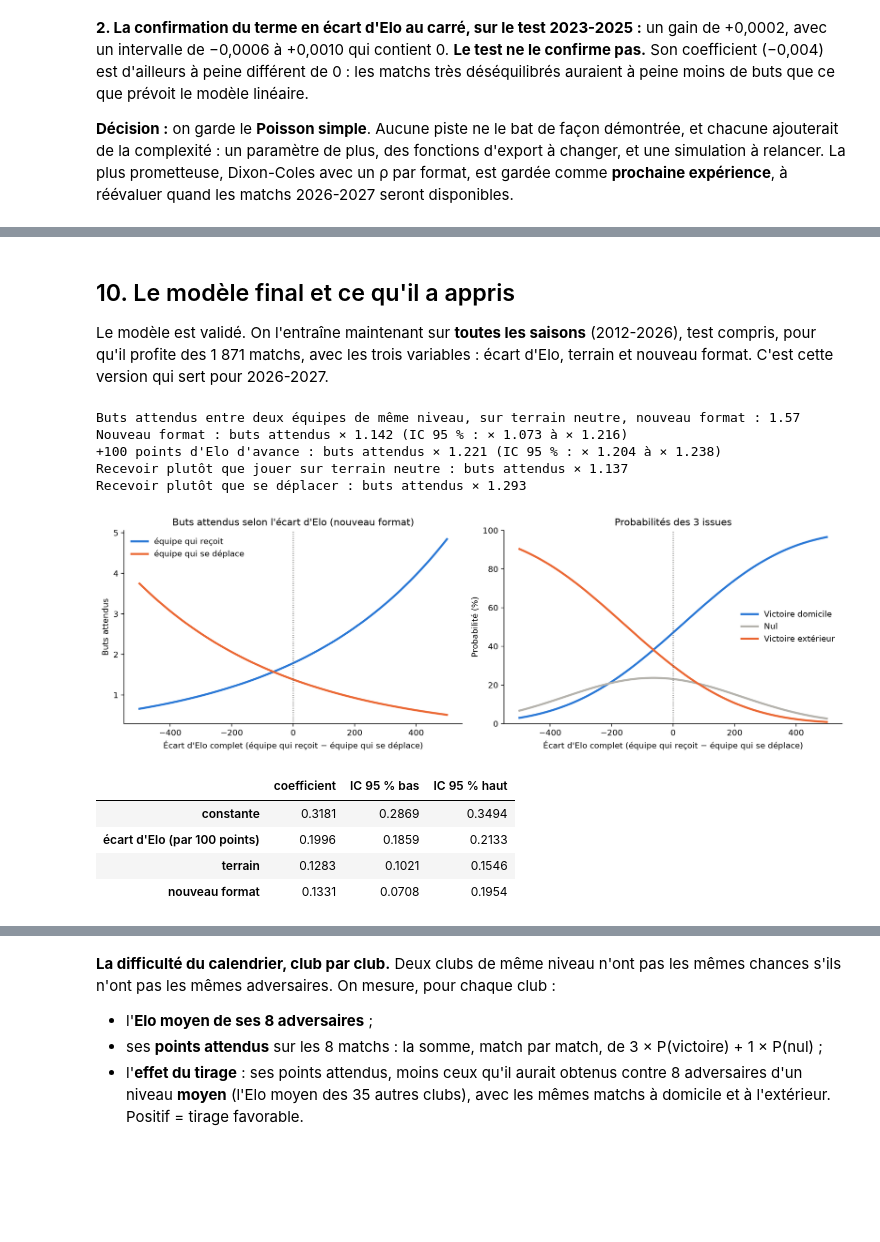
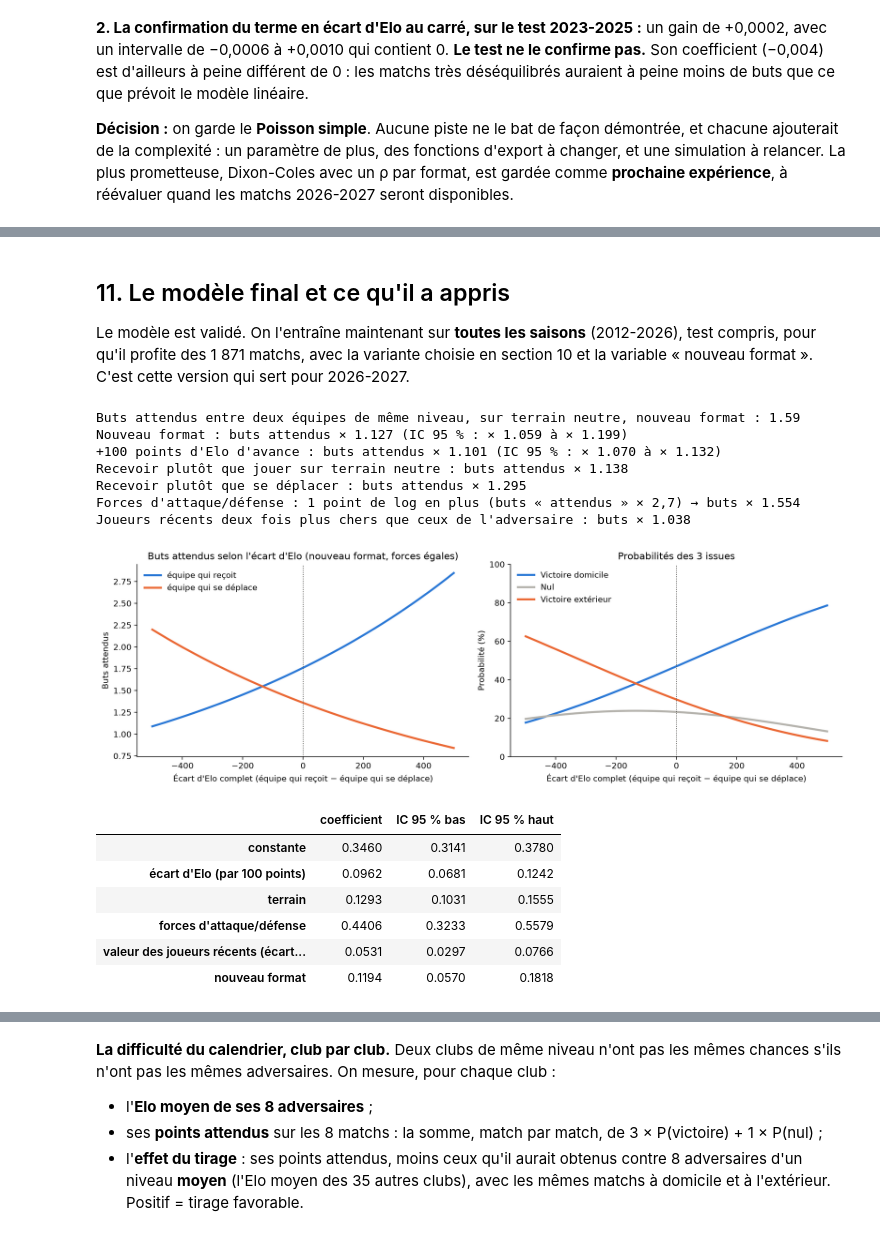
Before and after one commit to moussa197/CHAMPIONS-, a Jupyter notebook: analyse/MODEL_POISSON.ipynb, the cells around one changed output, grey strips where cells are left out. Cells and saved outputs as stored; diff of their text form; code cells hidden in the pictures; blank space fills up the shorter version.

Commit message:
MODEL_POISSON v3.1 : forces d'attaque/défense et joueurs récents (v2_forces), 60,4 % sur le test, au niveau des bookmakers

```diff
--- a/analyse/MODEL_POISSON.ipynb
+++ b/analyse/MODEL_POISSON.ipynb
@@ -172,6 +178,14 @@ def lignes_equipes(d):
     if 'elimination_directe' in d:                                             # fine-tuning : terrain propre à l'élimination directe
         elim = d['elimination_directe'].to_numpy().astype(int)
         lignes['terrain_elim'] = np.concatenate([terrain * elim, -terrain * elim])
+    if 'force_ad_dom' in d:                                                    # log des buts attendus « attaque/défense »
+        lignes['force_ad'] = np.concatenate([d['force_ad_dom'].to_numpy(), d['force_ad_ext'].to_numpy()])
+    if 'ecart_valeur_recente' in d:
+        v = d['ecart_valeur_recente'].to_numpy()
+        lignes['valeur_recente'] = np.concatenate([v, -v])
+    if 'ecart_log_valeur_effectif' in d:
+        v = d['ecart_log_valeur_effectif'].to_numpy()
+        lignes['valeur_effectif'] = np.concatenate([v, -v])
     if 'ecart_forme_5' in d:
         forme = d['ecart_forme_5'].to_numpy()
         lignes['ecart_forme_5'] = np.concatenate([forme, -forme])
@@ -1084,0 +1241,20 @@ Réel 2025-2026 : nuls 17.6%, 0-0 5.3%, 1-1 5.3%
+# %%
+from scipy.stats import nbinom
+
+variables_f = VARIABLES_CHOIX + ['nouveau_format']
+modele_25 = entrainer_poisson(g[appr_25], variables_f)
+lignes_appr_25 = lignes_equipes(g[appr_25])
+mu_appr = modele_25.predict(lignes_appr_25[variables_f])
+surdispersion = (((lignes_appr_25['buts'] - mu_appr) ** 2 - mu_appr) / mu_appr ** 2).mean()
+r = 1 / surdispersion                                  # variance = moyenne + moyenne² / r
+l_d, l_e = buts_attendus_matchs(modele_25, d25, variables_f)
+grille_bn = nbinom.pmf(K[None, :, None], r, r / (r + l_d[:, None, None])) * nbinom.pmf(K[None, None, :], r, r / (r + l_e[:, None, None]))
+grille_bn /= grille_bn.sum(axis=(1, 2), keepdims=True)
+v_p, s_p, _ = pertes_grilles(matrices_scores(l_d, l_e), d25)
+v_b, s_b, _ = pertes_grilles(grille_bn, d25)
+print(f"Dispersion estimée : r = {r:.0f} (plus r est grand, plus on est proche de Poisson)")
+pd.DataFrame({'log loss du vainqueur': [v_p.mean(), v_b.mean()], 'log loss des scores': [s_p.mean(), s_b.mean()],
+              '5 buts ou plus prévus': [matrices_scores(l_d, l_e)[:, (i_ + j_) >= 5].sum(axis=1).mean(),
+                                        grille_bn[:, (i_ + j_) >= 5].sum(axis=1).mean()]},
+             index=['Poisson', 'binomiale négative']).style.format(
+    {'log loss du vainqueur': '{:.4f}', 'log loss des scores': '{:.4f}', '5 buts ou plus prévus': '{:.1%}'})
@@ -1085,9 +1417,9 @@ Réel 2025-2026 : nuls 17.6%, 0-0 5.3%, 1-1 5.3%
 # %% [markdown]
-## 10. Le modèle final et ce qu'il a appris
+## 11. Le modèle final et ce qu'il a appris
 
-Le modèle est validé. On l'entraîne maintenant sur **toutes les saisons** (2012-2026), test compris, pour qu'il profite des 1 871 matchs, avec les trois variables : écart d'Elo, terrain et nouveau format. C'est cette version qui sert pour 2026-2027.
+Le modèle est validé. On l'entraîne maintenant sur **toutes les saisons** (2012-2026), test compris, pour qu'il profite des 1 871 matchs, avec la variante choisie en section 10 et la variable « nouveau format ». C'est cette version qui sert pour 2026-2027.
 # %%
-VARIABLES_FINALES = VARIABLES + ['nouveau_format']
+VARIABLES_FINALES = VARIABLES_CHOIX + ['nouveau_format']
 if garder_forme:
     print("⚠️ La forme récente améliore le modèle : il faudra l'ajouter à l'export, et la simulation devra la calculer.")
 final = entrainer_poisson(g, VARIABLES_FINALES)
@@ -1103,49 +1435,60 @@ ic = verification.conf_int()
 lecture = pd.DataFrame({
     'coefficient': coefs, 'IC 95 % bas': ic[0], 'IC 95 % haut': ic[1],
 }).rename(index={'const': 'constante', 'ecart_100': 'écart d\'Elo (par 100 points)', 'terrain': 'terrain',
-                 'nouveau_format': 'nouveau format'})
+                 'nouveau_format': 'nouveau format', 'force_ad': "forces d'attaque/défense",
+                 'valeur_recente': 'valeur des joueurs récents (écart de log)', 'valeur_effectif': "valeur de l'effectif (écart de log)"})
 print(f"Buts attendus entre deux équipes de même niveau, sur terrain neutre, nouveau format : "
       f"{np.exp(coefs['const'] + coefs['nouveau_format']):.2f}")
 print(f"Nouveau format : buts attendus × {np.exp(coefs['nouveau_format']):.3f} "
       f"(IC 95 % : × {np.exp(ic.loc['nouveau_format', 0]):.3f} à × {np.exp(ic.loc['nouveau_format', 1]):.3f})")
 print(f"+100 points d'Elo d'avance : buts attendus × {np.exp(coefs['ecart_100']):.3f} "
       f"(IC 95 % : × {np.exp(ic.loc['ecart_100', 0]):.3f} à × {np.exp(ic.loc['ecart_100', 1]):.3f})")
 print(f"Recevoir plutôt que jouer sur terrain neutre : buts attendus × {np.exp(coefs['terrain']):.3f}")
 print(f"Recevoir plutôt que se déplacer : buts attendus × {np.exp(2 * coefs['terrain']):.3f}")
+if 'force_ad' in coefs:
+    print(f"Forces d'attaque/défense : 1 point de log en plus (buts « attendus » × 2,7) → buts × {np.exp(coefs['force_ad']):.3f}")
+if 'valeur_recente' in coefs:
+    print(f"Joueurs récents deux fois plus chers que ceux de l'adversaire : buts × {np.exp(coefs['valeur_recente'] * np.log(2)):.3f}")
 
 # Ce que le modèle a appris, selon l'écart d'Elo
 ecarts = np.arange(-500, 501, 10, dtype=float)
-grille = pd.DataFrame({'ecart_elo_complet': ecarts, 'domicile': 1, 'nouveau_format': 1})
+grille = pd.DataFrame({'ecart_elo_complet': ecarts, 'domicile': 1, 'nouveau_format': 1,
+                       'force_ad_dom': g['force_ad_dom'].median(), 'force_ad_ext': g['force_ad_dom'].median(),
+                       'ecart_valeur_recente': 0.0})          # deux équipes aux forces et aux effectifs comparables
 l_d, l_e = buts_attendus_matchs(final, grille, VARIABLES_FINALES)
 p_grille = issues_depuis_scores(matrices_scores(l_d, l_e))
 
 fig, (ax1, ax2) = plt.subplots(1, 2, figsize=(13, 4.3))
 ax1.plot(ecarts, l_d, color=BLEU, linewidth=2.5, label='équipe qui reçoit')
 ax1.plot(ecarts, l_e, color=ORANGE, linewidth=2.5, label='équipe qui se déplace')
 ax1.set_ylabel('Buts attendus')
-ax1.set_title('Buts attendus selon l\'écart d\'Elo (nouveau format)')
+ax1.set_title('Buts attendus selon l\'écart d\'Elo (nouveau format, forces égales)')
 for issue, couleur in zip(ISSUES, [BLEU, GRIS, ORANGE]):
     ax2.plot(ecarts, p_grille[issue] * 100, color=couleur, linewidth=2.5, label=issue)
 ax2.set_ylabel('Probabilité (%)')
 ax2.set_ylim(0, 100)
 ax2.set_title('Probabilités des 3 issues')
 for ax in (ax1, ax2):
     ax.axvline(0, color=ENCRE, linewidth=1, linestyle=':')
     ax.set_xlabel("Écart d'Elo complet (équipe qui reçoit − équipe qui se déplace)")
     ax.legend(frameon=False)
     ax.spines[['top', 'right']].set_visible(False)
 plt.tight_layout()
 plt.show()
 lecture.round(4)
 # %% [output]
-Buts attendus entre deux équipes de même niveau, sur terrain neutre, nouveau format : 1.57
-Nouveau format : buts attendus × 1.142 (IC 95 % : × 1.073 à × 1.216)
-+100 points d'Elo d'avance : buts attendus × 1.221 (IC 95 % : × 1.204 à × 1.238)
-Recevoir plutôt que jouer sur terrain neutre : buts attendus × 1.137
-Recevoir plutôt que se déplacer : buts attendus × 1.293
+Buts attendus entre deux équipes de même niveau, sur terrain neutre, nouveau format : 1.59
+Nouveau format : buts attendus × 1.127 (IC 95 % : × 1.059 à × 1.199)
++100 points d'Elo d'avance : buts attendus × 1.101 (IC 95 % : × 1.070 à × 1.132)
+Recevoir plutôt que jouer sur terrain neutre : buts attendus × 1.138
+Recevoir plutôt que se déplacer : buts attendus × 1.295
+Forces d'attaque/défense : 1 point de log en plus (buts « attendus » × 2,7) → buts × 1.554
+Joueurs récents deux fois plus chers que ceux de l'adversaire : buts × 1.038
-[figure, old version]
+[figure, new version]
 |  | coefficient | IC 95 % bas | IC 95 % haut |
-| constante | 0.3181 | 0.2869 | 0.3494 |
-| écart d'Elo (par 100 points) | 0.1996 | 0.1859 | 0.2133 |
-| terrain | 0.1283 | 0.1021 | 0.1546 |
-| nouveau format | 0.1331 | 0.0708 | 0.1954 |
+| constante | 0.3460 | 0.3141 | 0.3780 |
+| écart d'Elo (par 100 points) | 0.0962 | 0.0681 | 0.1242 |
+| terrain | 0.1293 | 0.1031 | 0.1555 |
+| forces d'attaque/défense | 0.4406 | 0.3233 | 0.5579 |
+| valeur des joueurs récents (écart... | 0.0531 | 0.0297 | 0.0766 |
+| nouveau format | 0.1194 | 0.0570 | 0.1818 |
```
Also changed, not shown: parts of 26 cells of this notebook, 2 other files.
